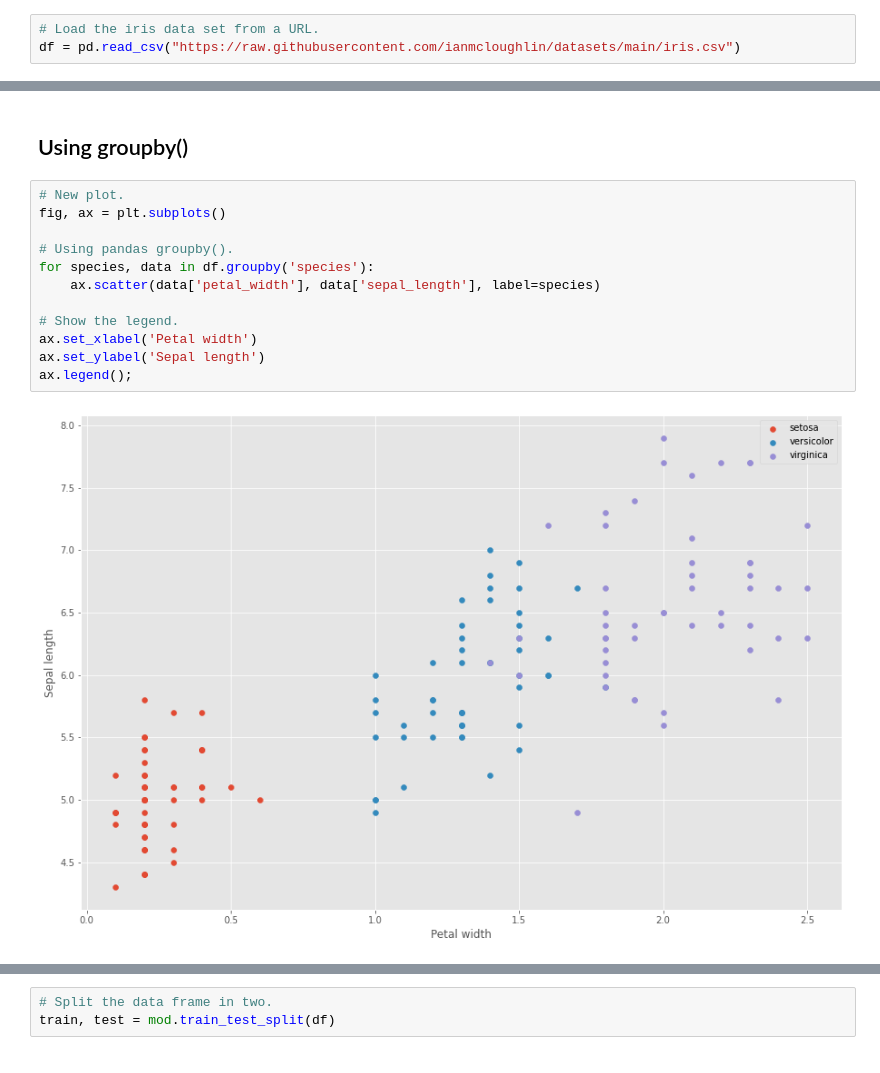
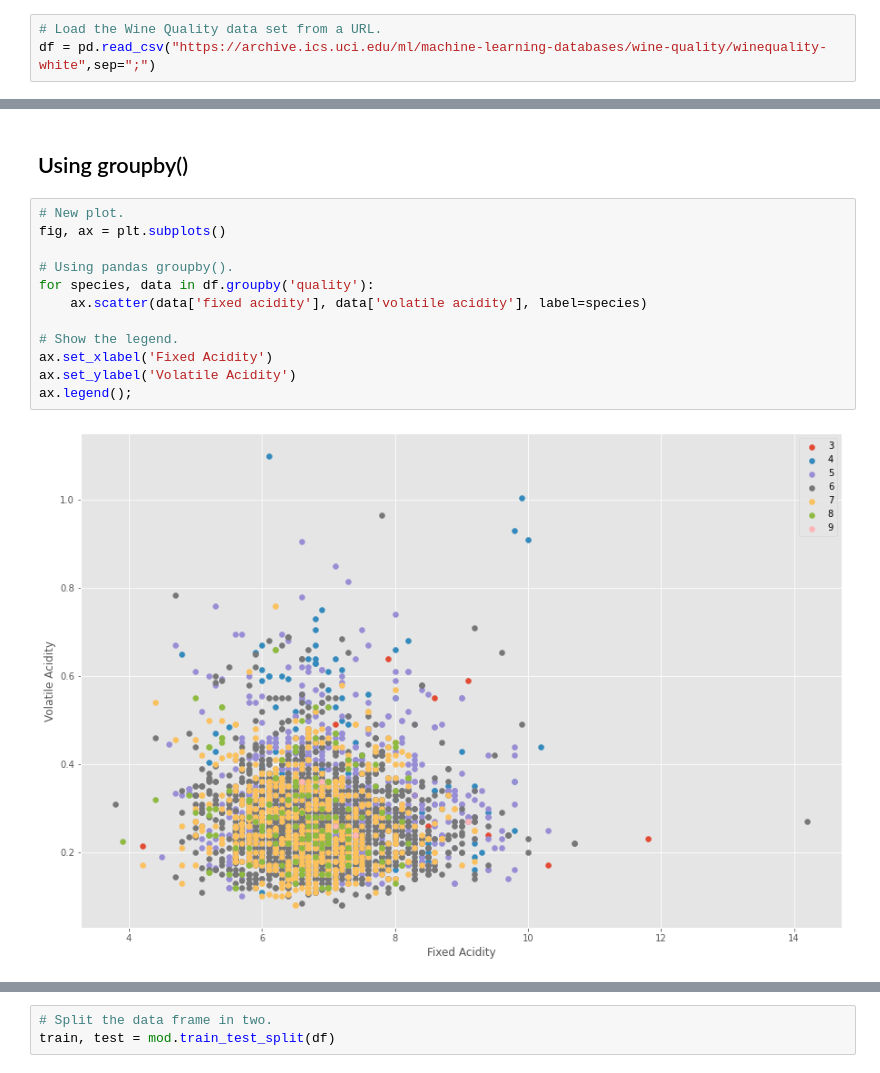
Before and after one commit to Oskar-Ciebien/Emerging-Technologies-Project, a Jupyter notebook: scikit-learn.ipynb, the cells around one changed output, grey strips where cells are left out. Drawn from its saved outputs; the diff is of its cells as text.

```diff
--- a/scikit-learn.ipynb
+++ b/scikit-learn.ipynb
@@ -100,6 +102,6 @@ plt.style.use('ggplot')
 # %%
-# Load the iris data set from a URL.
-df = pd.read_csv("https://raw.githubusercontent.com/ianmcloughlin/datasets/main/iris.csv")
+# Load the Wine Quality data set from a URL.
+df = pd.read_csv("https://archive.ics.uci.edu/ml/machine-learning-databases/wine-quality/winequality-white",sep=";")
 # %%
 # Have a look at the data.
 df
@@ -206,16 +196,16 @@ df[df['species'] == 'virginica'].head()
 # %%
 # New plot.
 fig, ax = plt.subplots()
 
 # Using pandas groupby().
-for species, data in df.groupby('species'):
-    ax.scatter(data['petal_width'], data['sepal_length'], label=species)
+for species, data in df.groupby('quality'):
+    ax.scatter(data['fixed acidity'], data['volatile acidity'], label=species)
 
 # Show the legend.
-ax.set_xlabel('Petal width')
-ax.set_ylabel('Sepal length')
+ax.set_xlabel('Fixed Acidity')
+ax.set_ylabel('Volatile Acidity')
 ax.legend();
 # %% [output]
-[figure, old version]
+[figure, new version]
 # %%
 # Group by typically takes a categorical variable.
```
Also changed, not shown: parts of 47 cells of this notebook.
